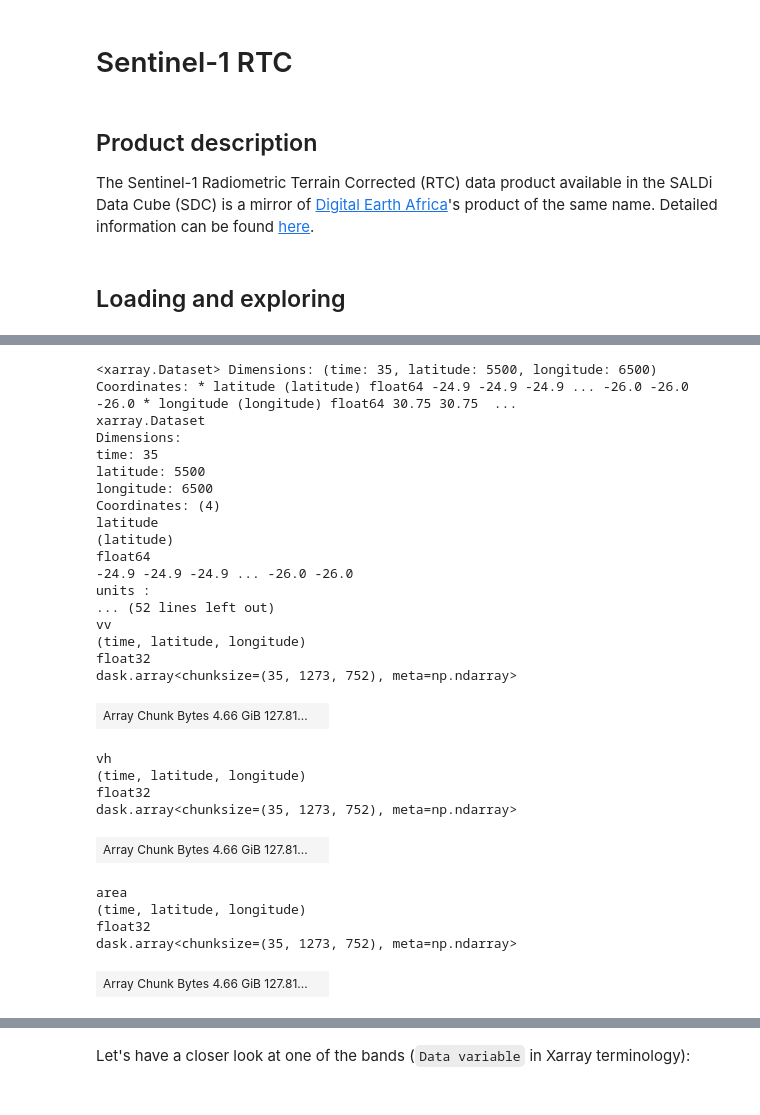
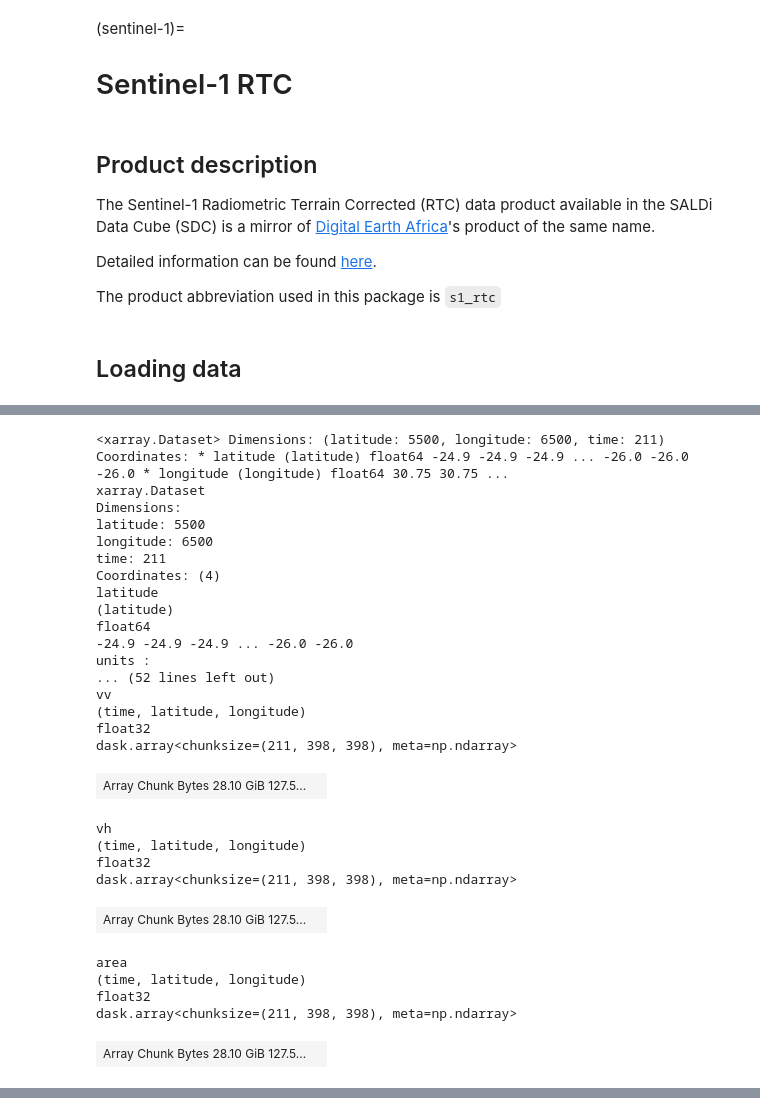
Before and after one commit to Jena-Earth-Observation-School/sdc-tools, a Jupyter notebook: docs/content/02_Getting_Started/01_01_Sentinel1.ipynb, the cells around one changed output, grey strips where cells are left out. Cells and saved outputs as stored; diff of their text form; code cells hidden in the pictures.

Commit message:
[docs] Extend Sentinel-1 and -2 notebooks

```diff
--- a/docs/content/02_Getting_Started/01_01_Sentinel1.ipynb
+++ b/docs/content/02_Getting_Started/01_01_Sentinel1.ipynb
@@ -1,19 +1,26 @@
 # %% [markdown]
+(sentinel-1)=
 # Sentinel-1 RTC
 # %% [markdown]
 ## Product description
 
 The Sentinel-1 Radiometric Terrain Corrected (RTC) data product available in the
 SALDi Data Cube (SDC) is a mirror of [Digital Earth Africa](https://www.digitalearthafrica.org/)'s
-product of the same name. Detailed information can be found [here](https://registry.opendata.aws/deafrica-sentinel-1/).
+product of the same name.
+
+Detailed information can be found [here](https://registry.opendata.aws/deafrica-sentinel-1/).
+
+The product abbreviation used in this package is `s1_rtc`
 # %% [markdown]
-## Loading and exploring
+## Loading data
 # %%
+import numpy as np
+from matplotlib import pyplot as plt
+
 from sdc.load import load_product
 
 ds = load_product(product="s1_rtc",
                   vec="site06",
-                  time_range=("2020-04-01", "2020-06-01"),
-                  apply_mask=True)
+                  time_range=("2021-01-01", "2022-01-01"))
 ds
 # %% [output]
@@ -22,31 +28,31 @@ Only do so if you know what you are doing and have optimized your workflow! It i
-<xarray.Dataset> Dimensions: (time: 35, latitude: 5500, longitude: 6500) Coordinates: * latitude (latitude) float64 -24.9 -24.9 -24.9 ... -26.0 -26.0 -26.0 * longitude (longitude) float64 30.75 30.75  ...
+<xarray.Dataset> Dimensions: (latitude: 5500, longitude: 6500, time: 211) Coordinates: * latitude (latitude) float64 -24.9 -24.9 -24.9 ... -26.0 -26.0 -26.0 * longitude (longitude) float64 30.75 30.75 ...
 xarray.Dataset
 Dimensions:
-time: 35
 latitude: 5500
 longitude: 6500
+time: 211
 Coordinates: (4)
 latitude
 (latitude)
 float64
 -24.9 -24.9 -24.9 ... -26.0 -26.0
 units :
 ... (52 lines left out)
 vv
 (time, latitude, longitude)
 float32
-dask.array<chunksize=(35, 1273, 752), meta=np.ndarray>
+dask.array<chunksize=(211, 398, 398), meta=np.ndarray>
-| Array Chunk Bytes 4.66 GiB 127.81... |  |
+| Array Chunk Bytes 28.10 GiB 127.5... |  |
 vh
 (time, latitude, longitude)
 float32
-dask.array<chunksize=(35, 1273, 752), meta=np.ndarray>
+dask.array<chunksize=(211, 398, 398), meta=np.ndarray>
-| Array Chunk Bytes 4.66 GiB 127.81... |  |
+| Array Chunk Bytes 28.10 GiB 127.5... |  |
 area
 (time, latitude, longitude)
 float32
-dask.array<chunksize=(35, 1273, 752), meta=np.ndarray>
+dask.array<chunksize=(211, 398, 398), meta=np.ndarray>
-| Array Chunk Bytes 4.66 GiB 127.81... |  |
+| Array Chunk Bytes 28.10 GiB 127.5... |  |
 Indexes: (3)
 latitude
 PandasIndex
@@ -60,3 +66 @@ PandasIndex(DatetimeIndex(['2020-04-03 16:38:45.343959', '2020-04-05 03:25:54.69
 Attributes: (0)
-# %% [markdown]
-Let's have a closer look at one of the bands (`Data variable` in Xarray terminology):
```
Also changed, not shown: parts of 32 cells of this notebook, 1 other file.
